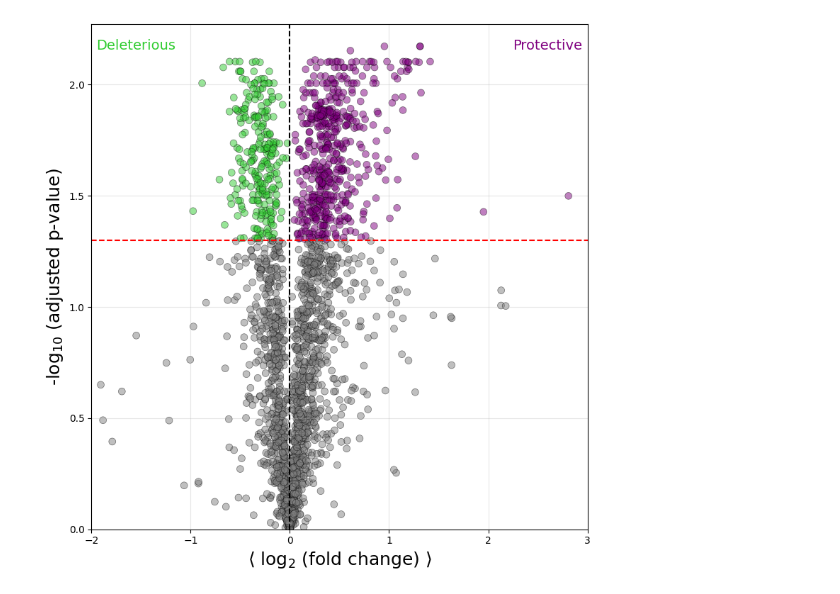
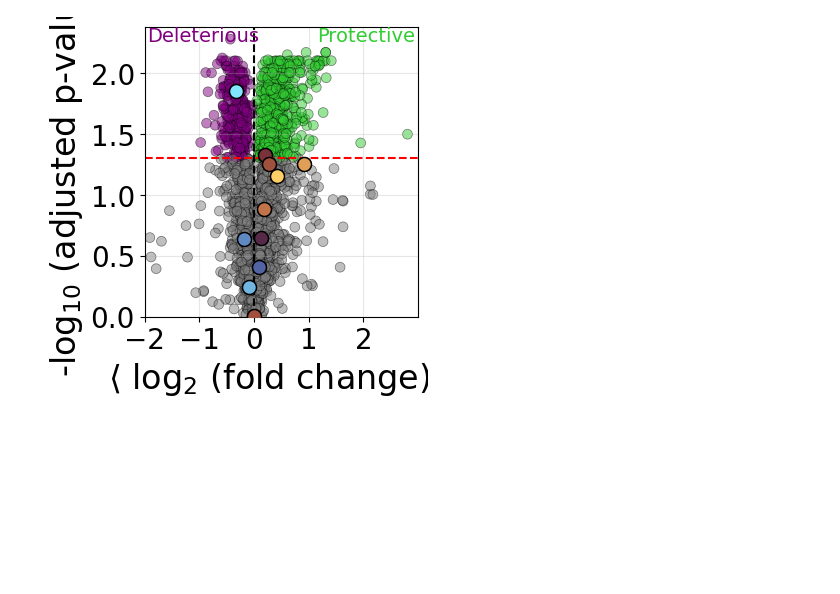
Before and after one commit to sukeniklab/GOOSE_2026, a Jupyter notebook: Sequencing/volcano_fig.ipynb, the cells around one changed output. Drawn from its saved outputs; the diff is of its cells as text; code cells hidden in the pictures; blank space fills up the shorter version.

Commit message:
updated heatmap and volcano plots

```diff
--- a/Sequencing/volcano_fig.ipynb
+++ b/Sequencing/volcano_fig.ipynb
@@ -1,34 +1,66 @@
 # %%
 import matplotlib.pyplot as plt
 import pandas as pd
 import numpy as np
 
+# Define row order
+row_order = [
+    'syn_LEA_1',
+    'At2g46140_tile7',
+    'TgL_8x',
+    'Os_LEA_or3__Kappa_up_2_',
+    'CAHS_68135_tile4',
+    'A0A438HAK2',
+    'Asyn_isoform_5',
+    'A0A1U8F7A1',
+    'Os_LEA_or6',
+    'Os_LEA_or4',
+    'A0A4D6M434',
+]
+
+# Create rainbow colormap reversed (0.75 to 0.15 range)
+hex_colors = ["#81e7ffff", '#5f89c3ff', '#6fb6e2ff', '#a0513e', '#5163a2ff', '#572949ff', '#c17449ff', '#773339ff', '#a0513eff', '#ffcf67ff', '#e09f57ff']
+colors = {origin: hex_colors[i] for i, origin in enumerate(row_order)}
+
 
 df1 = pd.read_csv('sequencing_data_all.csv')
 df1['color'] = 'grey'
-df1.loc[(df1['neg_log10_padj'] > -np.log10(0.05)) & (df1['calculated_avg'] > 0), 'color'] = 'purple'
-df1.loc[(df1['neg_log10_padj'] > -np.log10(0.05)) & (df1['calculated_avg'] < 0), 'color'] = 'limegreen'
+df1.loc[(df1['neg_log10_padj'] > -np.log10(0.05)) & (df1['calculated_avg'] > 0), 'color'] = 'limegreen'
+df1.loc[(df1['neg_log10_padj'] > -np.log10(0.05)) & (df1['calculated_avg'] < 0), 'color'] = 'purple'
 
-fig,ax=plt.subplots(figsize=[8,8])
+fig, ax = plt.subplots(figsize=[4, 4])
+
 # Create volcano plot
 ax.scatter(df1['calculated_avg'], df1['neg_log10_padj'], alpha=0.5, s=50,
-            c=df1['color'], edgecolors='k', linewidths=0.5)
+           c=df1['color'], edgecolors='k', linewidths=0.5)
+
+# Overlay original_sequence_-_{base_origin} points with rainbow colors
+for origin in row_order:
+    wt_id = f'original_sequence_-_{origin}'
+    wt = df1[df1['Sequence_ID'] == wt_id]
+    if len(wt) > 0:
+        ax.scatter(wt['calculated_avg'], wt['neg_log10_padj'],
+                   alpha=1.0, s=100, c=[colors[origin]], edgecolors='k',
+                   linewidths=1, zorder=10)
 
 # Add horizontal line at -log10(0.05)
 ax.axhline(y=-np.log10(0.05), color='red', linestyle='--', linewidth=1.5, label='p = 0.05')
 
 # Add vertical lines at +/- 0.5
 ax.axvline(x=0, color='k', linestyle='--', linewidth=1.5, label='log2FC = ±0.5')
 
-ax.set_xlabel(r'$\langle$ log$_2$ (fold change) $\rangle$', fontsize=18)
-ax.set_ylabel('-log$_{10}$ (adjusted p-value)', fontsize=18)
+ax.set_xlabel(r'$\langle$ log$_2$ (fold change) $\rangle$', fontsize=24)
+ax.set_ylabel('-log$_{10}$ (adjusted p-value)', fontsize=24)
 ax.grid(True, alpha=0.3)
-ax.text(0.99, 0.95, 'Protective', color='purple', fontsize=14, transform=ax.transAxes, ha='right')
-ax.text(0.01, 0.95, 'Deleterious', color='limegreen', fontsize=14, transform=ax.transAxes, ha='left')
+ax.text(0.99, 0.95, 'Protective', color='limegreen', fontsize=14, transform=ax.transAxes, ha='right')
+ax.text(0.01, 0.95, 'Deleterious', color='purple', fontsize=14, transform=ax.transAxes, ha='left')
 ax.set_xlim(-2, 3)
 ax.set_ylim(0, df1['neg_log10_padj'].max() + 0.1)
+ax.set_xticks([-2, -1, 0, 1, 2])
+ax.tick_params(axis='both', which='major', labelsize=20)
 plt.tight_layout()
+plt.rcParams['svg.fonttype'] = 'none'
 plt.savefig('volcano_plot.svg', format='svg', bbox_inches='tight')
 plt.show()
 # %% [output]
-[figure, old version]
+[figure, new version]
```
Also changed, not shown: parts of 5 cells of this notebook, 27 other files.
